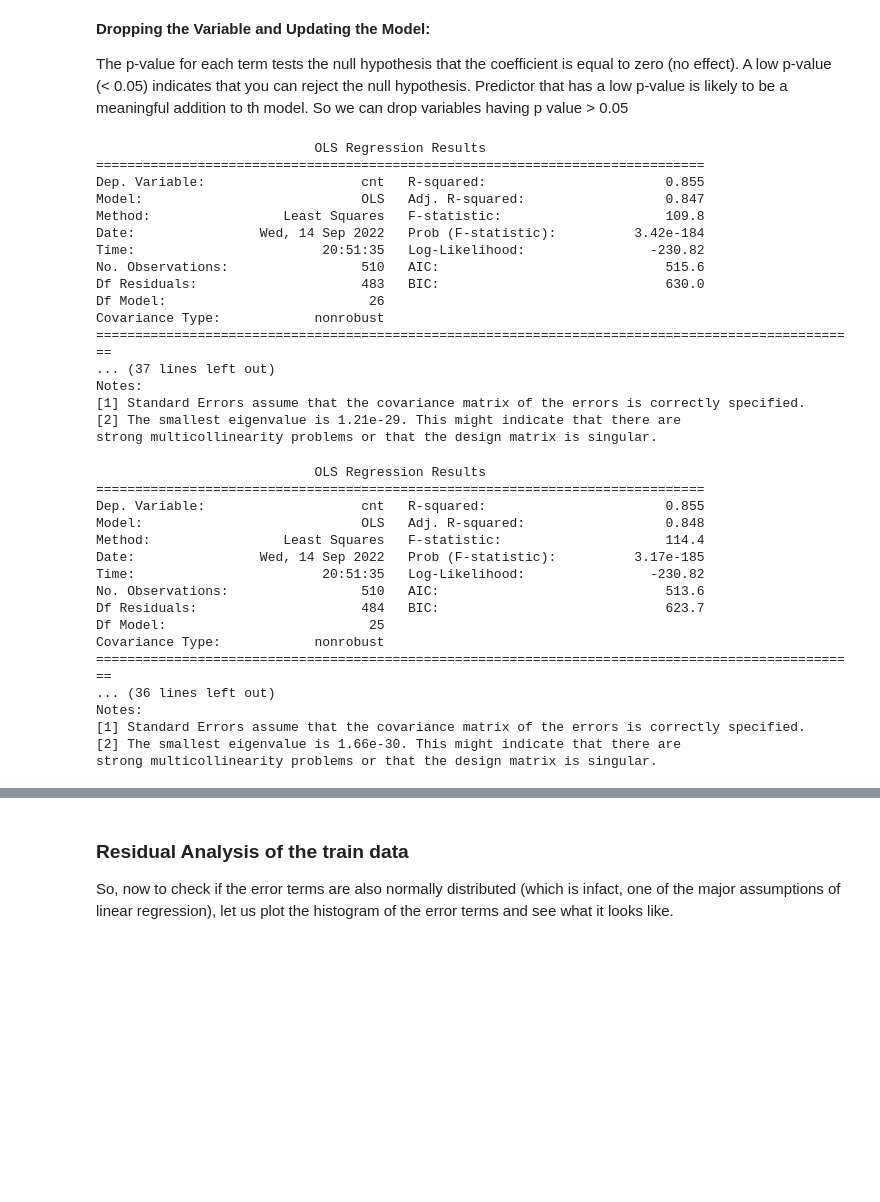
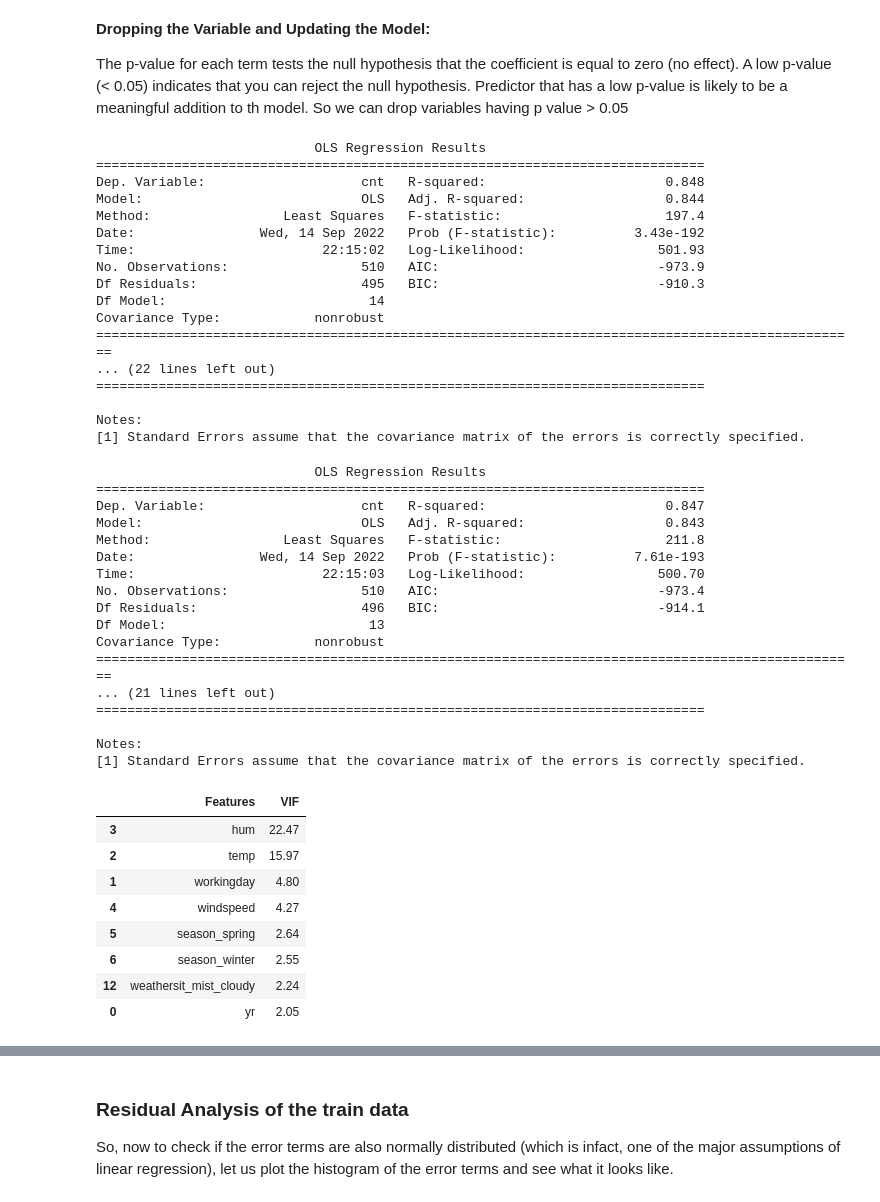
Before and after one commit to G-Slient/bike_sharing_assignment, a Jupyter notebook: Bike_Sharing_Modelling_Notebook.ipynb, the cells around one changed output, grey strips where cells are left out. Cells and saved outputs as stored; diff of their text form; code cells hidden in the pictures; blank space fills up the shorter version.

```diff
--- a/Bike_Sharing_Modelling_Notebook.ipynb
+++ b/Bike_Sharing_Modelling_Notebook.ipynb
@@ -364,0 +364,13 @@ In the dataset provided, you will notice that there are three columns named 'cas
+# %%
+# Running RFE to select 15 number of varibles
+# Create object
+lm = LinearRegression()
+# fit model
+lm.fit(X_train, y_train)
+# run RFE
+rfe = RFE(lm, n_features_to_select=15)
+rfe = rfe.fit(X_train, y_train)
+
+# Select columns
+col = X_train.columns[rfe.support_]
+col
@@ -369,3 +385,6 @@ X_train_rfe = X_train
+# %%
+# Creating X_train_rfe with RFE selected variables
+X_train_rfe = X_train[col]
 # %%
 def build_linear_stats_model(X_train_rfe, y_train):
     # Adding a constant variable
@@ -401,48 +431,58 @@ strong multicollinearity problems or that the design matrix is singular.
 
 The p-value for each term tests the null hypothesis that the coefficient is equal to zero (no effect). A low p-value (< 0.05) indicates that you can reject the null hypothesis. Predictor that has a low p-value is likely to be a meaningful addition to th model. So we can drop variables having p value > 0.05
 # %%
-X_train_new = X_train_rfe.drop(['weekday_wednesday'], axis=1)
+X_train_new = X_train_rfe.drop(['holiday'], axis=1)
 lm_2 = build_linear_stats_model(X_train_new, y_train)
 
 print(lm_2.summary())
 # %% [output]
                             OLS Regression Results
 ==============================================================================
-Dep. Variable:                    cnt   R-squared:                       0.855
-Model:                            OLS   Adj. R-squared:                  0.847
-Method:                 Least Squares   F-statistic:                     109.8
-Date:                Wed, 14 Sep 2022   Prob (F-statistic):          3.42e-184
-Time:                        20:51:35   Log-Likelihood:                -230.82
-No. Observations:                 510   AIC:                             515.6
-Df Residuals:                     483   BIC:                             630.0
-Df Model:                          26
+Dep. Variable:                    cnt   R-squared:                       0.848
+Model:                            OLS   Adj. R-squared:                  0.844
+Method:                 Least Squares   F-statistic:                     197.4
+Date:                Wed, 14 Sep 2022   Prob (F-statistic):          3.43e-192
+Time:                        22:15:02   Log-Likelihood:                 501.93
+No. Observations:                 510   AIC:                            -973.9
+Df Residuals:                     495   BIC:                            -910.3
+Df Model:                          14
 Covariance Type:            nonrobust
 ==================================================================================================
-... (37 lines left out)
+... (22 lines left out)
+==============================================================================
+
 Notes:
 [1] Standard Errors assume that the covariance matrix of the errors is correctly specified.
-[2] The smallest eigenvalue is 1.21e-29. This might indicate that there are
-strong multicollinearity problems or that the design matrix is singular.
 # %%
-X_train_new = X_train_new.drop(['season_summer'], axis=1)
+X_train_new = X_train_new.drop(['weekday_tuesday'], axis=1)
 lm_3 = build_linear_stats_model(X_train_new, y_train)
 
 print(lm_3.summary())
+calculate_vif(X_train_new).head(8)
 # %% [output]
                             OLS Regression Results
 ==============================================================================
-Dep. Variable:                    cnt   R-squared:                       0.855
-Model:                            OLS   Adj. R-squared:                  0.848
-Method:                 Least Squares   F-statistic:                     114.4
-Date:                Wed, 14 Sep 2022   Prob (F-statistic):          3.17e-185
-Time:                        20:51:35   Log-Likelihood:                -230.82
-No. Observations:                 510   AIC:                             513.6
-Df Residuals:                     484   BIC:                             623.7
-Df Model:                          25
+Dep. Variable:                    cnt   R-squared:                       0.847
+Model:                            OLS   Adj. R-squared:                  0.843
+Method:                 Least Squares   F-statistic:                     211.8
+Date:                Wed, 14 Sep 2022   Prob (F-statistic):          7.61e-193
+Time:                        22:15:03   Log-Likelihood:                 500.70
+No. Observations:                 510   AIC:                            -973.4
+Df Residuals:                     496   BIC:                            -914.1
+Df Model:                          13
 Covariance Type:            nonrobust
 ==================================================================================================
-... (36 lines left out)
+... (21 lines left out)
+==============================================================================
+
 Notes:
 [1] Standard Errors assume that the covariance matrix of the errors is correctly specified.
-[2] The smallest eigenvalue is 1.66e-30. This might indicate that there are
-strong multicollinearity problems or that the design matrix is singular.
+|  | Features | VIF |
+| 3 | hum | 22.47 |
+| 2 | temp | 15.97 |
+| 1 | workingday | 4.80 |
+| 4 | windspeed | 4.27 |
+| 5 | season_spring | 2.64 |
+| 6 | season_winter | 2.55 |
+| 12 | weathersit_mist_cloudy | 2.24 |
+| 0 | yr | 2.05 |
```
Also changed, not shown: parts of 40 cells of this notebook, 3 other files.
